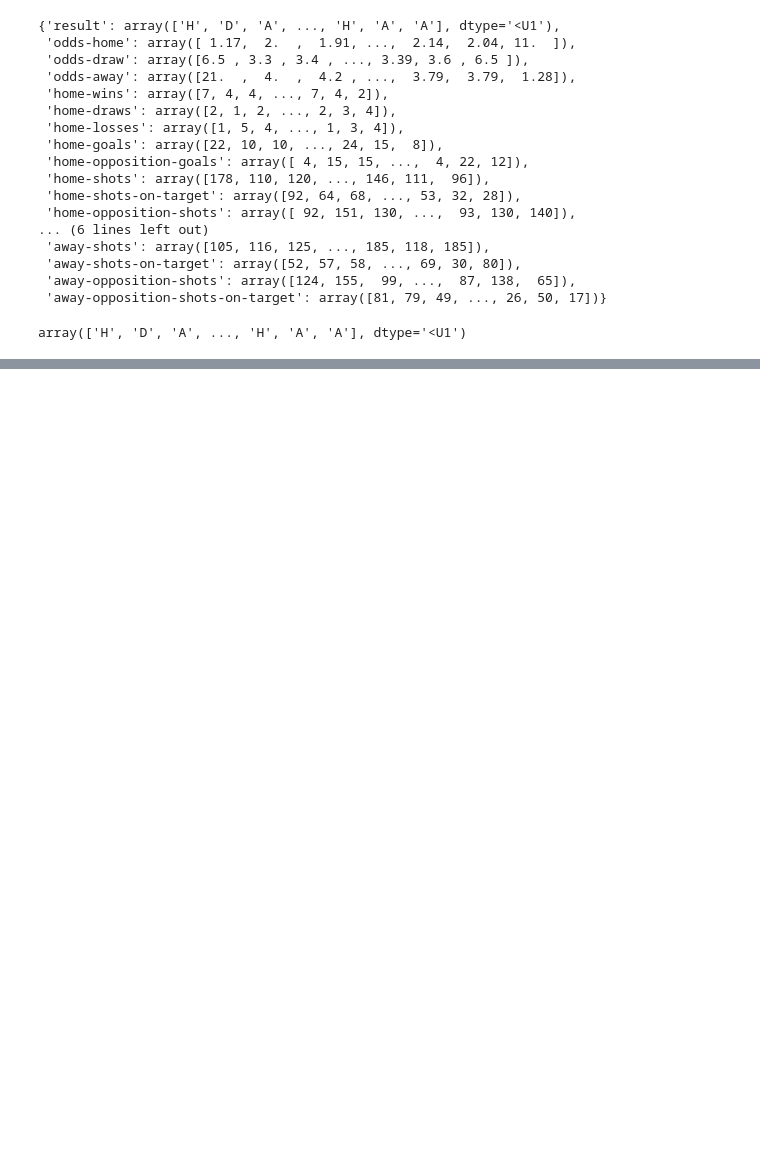
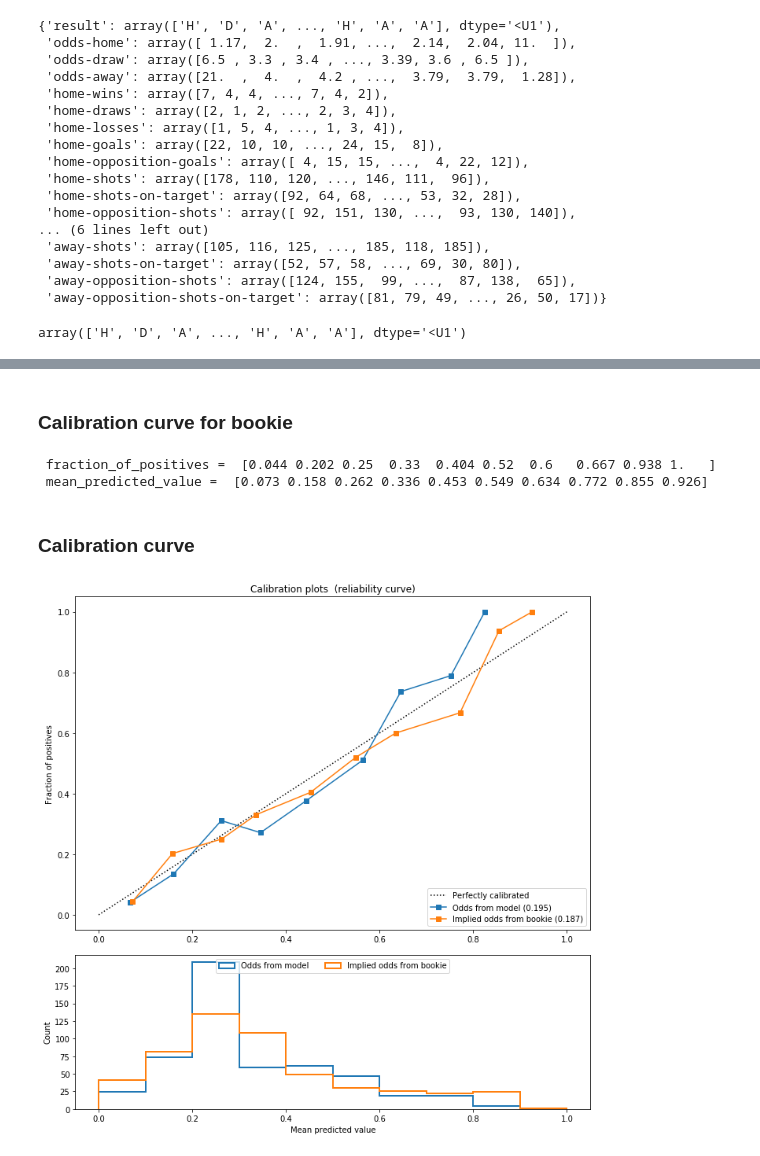
Before and after one commit to mtslim/sports_analytics, a Jupyter notebook: football-predictor-tutorial/Analysis.ipynb, the cells around one changed output, grey strips where cells are left out. Drawn from its saved outputs; the diff is of its cells as text; code cells hidden in the pictures; blank space fills up the shorter version.

```diff
--- a/football-predictor-tutorial/Analysis.ipynb
+++ b/football-predictor-tutorial/Analysis.ipynb
@@ -176,0 +281,6 @@ _NumericColumn(key='home-wins', shape=(1,), default_value=None, dtype=tf.float32
+# %%
+arr_y_true = np.array(y_true)
+arr_y_prob = np.array(y_prob)
+
+brier_model = brier_score_loss(arr_y_true, arr_y_prob)
+print(brier_model)
@@ -176,0 +323,6 @@ _NumericColumn(key='home-wins', shape=(1,), default_value=None, dtype=tf.float32
+# %%
+arr_y_true_book = np.array(y_true_book)
+arr_y_prob_book = np.array(y_prob_book)
+
+brier_book = brier_score_loss(arr_y_true_book, arr_y_prob_book)
+print(brier_book)
@@ -176,0 +353,50 @@ _NumericColumn(key='home-wins', shape=(1,), default_value=None, dtype=tf.float32
+# %% [markdown]
+### Calibration curve for bookie
+# %%
+fraction_of_positives, mean_predicted_value = \
+            calibration_curve(arr_y_true_book, arr_y_prob_book, n_bins=10)
+# %%
+print(' fraction_of_positives = ', fraction_of_positives,'\n', 'mean_predicted_value = ',mean_predicted_value)
+# %% [output]
+ fraction_of_positives =  [0.044 0.202 0.25  0.33  0.404 0.52  0.6   0.667 0.938 1.   ]
+ mean_predicted_value =  [0.073 0.158 0.262 0.336 0.453 0.549 0.634 0.772 0.855 0.926]
+# %% [markdown]
+### Calibration curve
+# %%
+fraction_of_positives_model, mean_predicted_value_model = \
+            calibration_curve(arr_y_true, arr_y_prob, n_bins=10)
+# %%
+fig_index_model = 2
+name_model = 'Odds from model'
+clf_score_model = brier_model
+
+fig = plt.figure(fig_index_model, figsize=(10, 10))
+ax1 = plt.subplot2grid((3, 1), (0, 0), rowspan=2)
+ax2 = plt.subplot2grid((3, 1), (2, 0))
+
+ax1.plot([0, 1], [0, 1], "k:", label="Perfectly calibrated")
+
+ax1.plot(mean_predicted_value_model, fraction_of_positives_model, "s-",
+         label="%s (%1.3f)" % (name_model, clf_score_model))
+
+ax2.hist(arr_y_prob, range=(0, 1), bins=10, label=name_model,
+         histtype="step", lw=2)
+
+ax1.plot(mean_predicted_value, fraction_of_positives, "s-",
+         label="%s (%1.3f)" % (name, clf_score))
+
+ax2.hist(arr_y_prob_book, range=(0, 1), bins=10, label=name,
+         histtype="step", lw=2)
+
+ax1.set_ylabel("Fraction of positives")
+ax1.set_ylim([-0.05, 1.05])
+ax1.legend(loc="lower right")
+ax1.set_title('Calibration plots  (reliability curve)')
+
+ax2.set_xlabel("Mean predicted value")
+ax2.set_ylabel("Count")
+ax2.legend(loc="upper center", ncol=2)
+
+plt.tight_layout()
+# %% [output]
+[figure, added]
```
Also changed, not shown: parts of 29 cells of this notebook, 1 other file.
